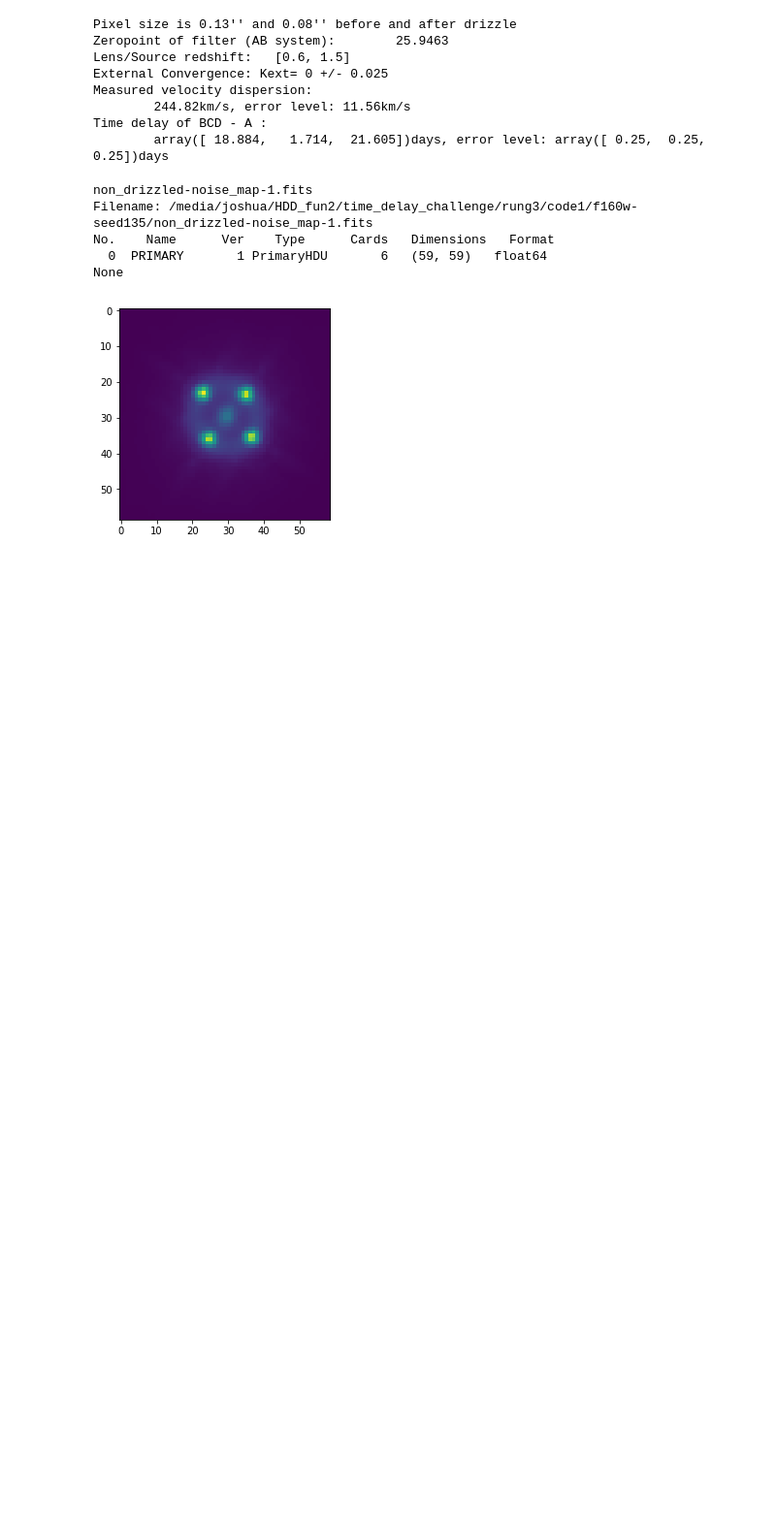
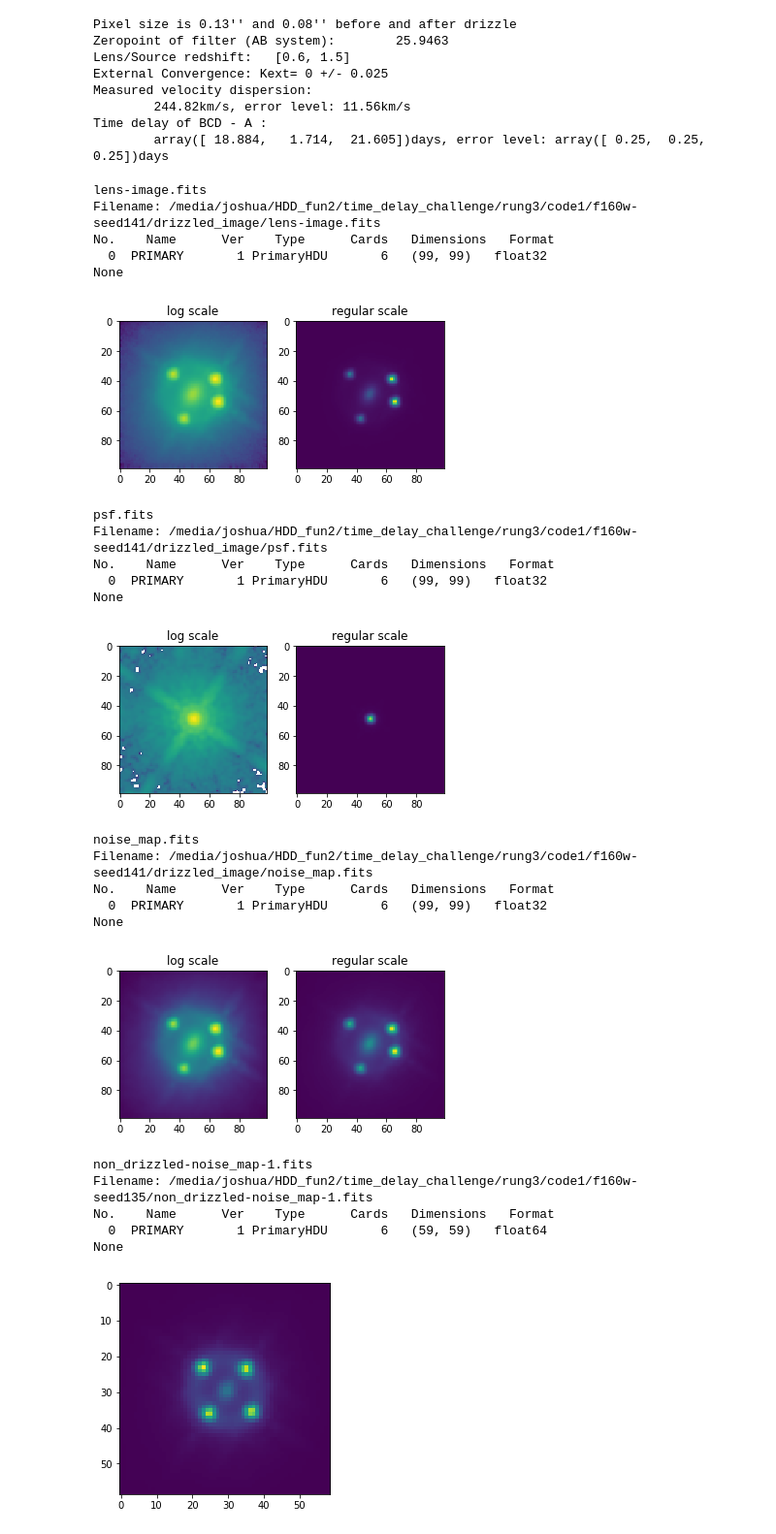
Before and after one commit to jiwoncpark/h0rton, a Jupyter notebook: visiualizing_rung_data.ipynb, the cells around one changed output. Shown: that part at 97% size. Saved outputs shown, nothing was run; the diff lists cells and outputs as text; code cells hidden in the pictures; blank space fills up the shorter version.

```diff
--- a/visiualizing_rung_data.ipynb
+++ b/visiualizing_rung_data.ipynb
@@ -17,6 +17,45 @@ Measured velocity dispersion:
         244.82km/s, error level: 11.56km/s
 Time delay of BCD - A :
         array([ 18.884,   1.714,  21.605])days, error level: array([ 0.25,  0.25,  0.25])days
+# %%
+rung_fits_path = "/media/joshua/HDD_fun2/time_delay_challenge/rung3/code1/f160w-seed141/drizzled_image/"
+
+files = os.listdir(rung_fits_path)
+for file in files:
+    print(file)
+    try:
+        hdul = fits.open(rung_fits_path + file)
+        print(hdul.info())
+        img = hdul['PRIMARY'].data
+
+        plt.subplot(1, 2, 1)
+        plt.imshow(np.log(img))
+        plt.title("log scale")
+        plt.subplot(1, 2, 2)
+        plt.imshow(img)
+        plt.title("regular scale")
+        plt.show()
+    except:
+        pass
+# %% [output]
+lens-image.fits
+Filename: /media/joshua/HDD_fun2/time_delay_challenge/rung3/code1/f160w-seed141/drizzled_image/lens-image.fits
+No.    Name      Ver    Type      Cards   Dimensions   Format
+  0  PRIMARY       1 PrimaryHDU       6   (99, 99)   float32
+None
+[figure, added]
+psf.fits
+Filename: /media/joshua/HDD_fun2/time_delay_challenge/rung3/code1/f160w-seed141/drizzled_image/psf.fits
+No.    Name      Ver    Type      Cards   Dimensions   Format
+  0  PRIMARY       1 PrimaryHDU       6   (99, 99)   float32
+None
+[figure, added]
+noise_map.fits
+Filename: /media/joshua/HDD_fun2/time_delay_challenge/rung3/code1/f160w-seed141/drizzled_image/noise_map.fits
+No.    Name      Ver    Type      Cards   Dimensions   Format
+  0  PRIMARY       1 PrimaryHDU       6   (99, 99)   float32
+None
+[figure, added]
 # %%
 rung_fits_path = "/media/joshua/HDD_fun2/time_delay_challenge/rung3/code1/f160w-seed135/"
 
```
Also changed, not shown: 4 other files.
